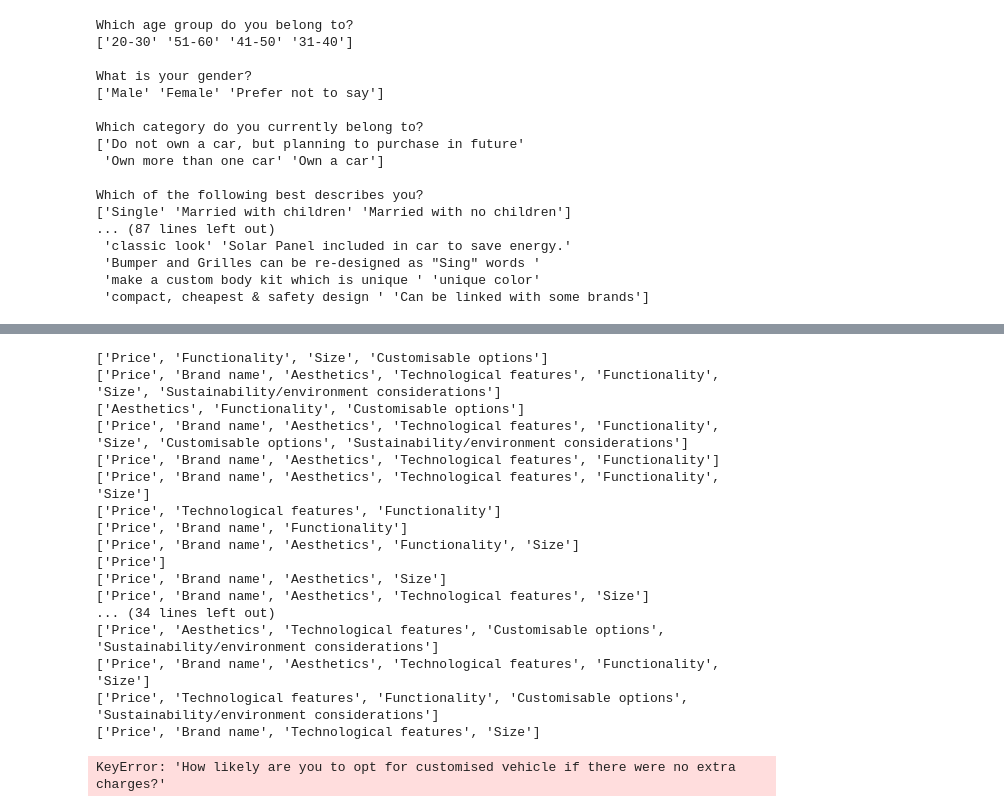
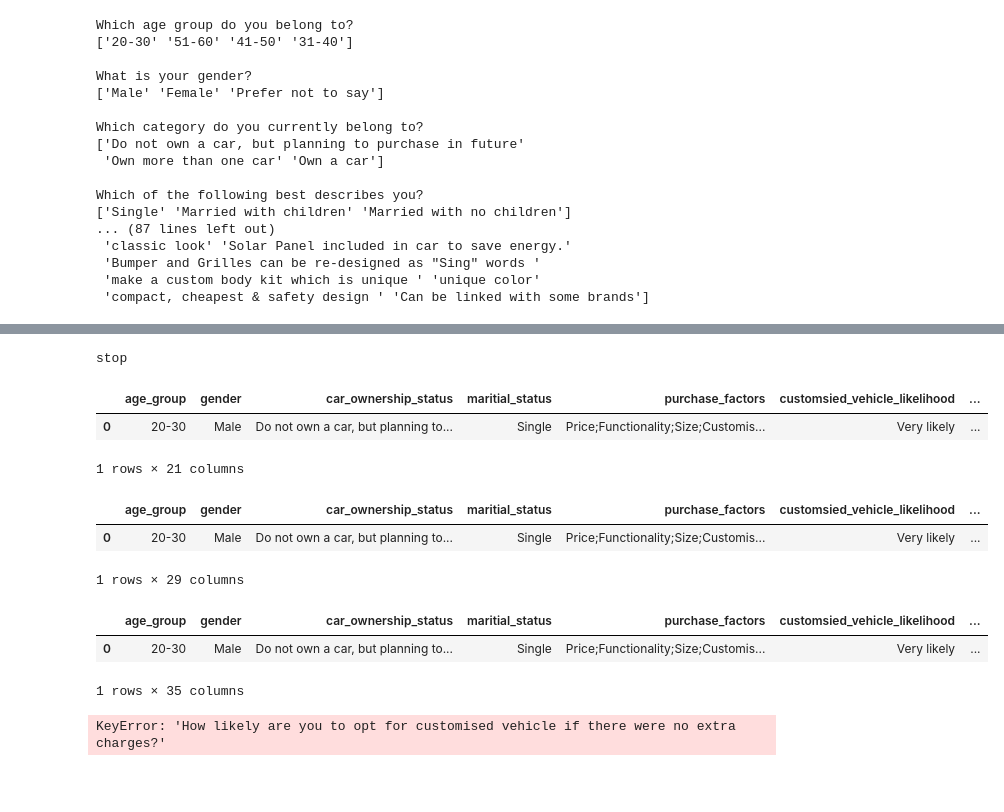
Before and after one commit to bentjh01/MA4829_Machine_Intelligence, a Jupyter notebook: data_exploration.ipynb, the cells around one changed output, grey strips where cells are left out. Saved outputs shown, nothing was run; the diff lists cells and outputs as text; code cells hidden in the pictures; blank space fills up the shorter version.

Commit message:
data cleaning

```diff
--- a/data_exploration.ipynb
+++ b/data_exploration.ipynb
@@ -75,32 +67,3 @@ data_mod_df.head()
 | 2 | 20-30 | Male | Do not own a car, but planning to... | Single | Aesthetics;Functionality;Customis... | Very likely | ... |
 | 3 | 20-30 | Female | Do not own a car, but planning to... | Single | Price;Brand name;Aesthetics;Techn... | Very likely | ... |
 | 4 | 20-30 | Male | Do not own a car, but planning to... | Single | Price;Brand name;Aesthetics;Techn... | Very likely | ... |
-# %%
-data_mod_df["purchase_factors"].fillna("None", inplace=True)
-for factors in data_mod_df["purchase_factors"]:
-  _ = factors.split(";")
-  data_mod_df.
-  for factor in _:
-    data_mod_df[factor.strip()] = data_mod_df["purchase_factors"].str.contains(factor.strip())
-  print(_)
-  # for factor in factors.split(";"):
-  #   print(factor.strip())
-  #   data_mod_df[factor.strip()] = data_mod_df["purchase_factors"].str.contains(factor.strip())
-# %% [output]
-['Price', 'Functionality', 'Size', 'Customisable options']
-['Price', 'Brand name', 'Aesthetics', 'Technological features', 'Functionality', 'Size', 'Sustainability/environment considerations']
-['Aesthetics', 'Functionality', 'Customisable options']
-['Price', 'Brand name', 'Aesthetics', 'Technological features', 'Functionality', 'Size', 'Customisable options', 'Sustainability/environment considerations']
-['Price', 'Brand name', 'Aesthetics', 'Technological features', 'Functionality']
-['Price', 'Brand name', 'Aesthetics', 'Technological features', 'Functionality', 'Size']
-['Price', 'Technological features', 'Functionality']
-['Price', 'Brand name', 'Functionality']
-['Price', 'Brand name', 'Aesthetics', 'Functionality', 'Size']
-['Price']
-['Price', 'Brand name', 'Aesthetics', 'Size']
-['Price', 'Brand name', 'Aesthetics', 'Technological features', 'Size']
-... (34 lines left out)
-['Price', 'Aesthetics', 'Technological features', 'Customisable options', 'Sustainability/environment considerations']
-['Price', 'Brand name', 'Aesthetics', 'Technological features', 'Functionality', 'Size']
-['Price', 'Technological features', 'Functionality', 'Customisable options', 'Sustainability/environment considerations']
-['Price', 'Brand name', 'Technological features', 'Size']
@@ -107,3 +74,45 @@ for factors in data_mod_df["purchase_factors"]:
+# %%
+print('stop')
+# %% [output]
+stop
+# %%
+def find_unique_values(df, column_name, delmiter):
+    unique_values = []
+    for values in df[column_name].unique():
+        if values is np.nan:
+            continue
+        _ = values.split(delmiter)
+        for value in _:
+            if value not in unique_values:
+                unique_values.append(value)
+    return unique_values
+# %%
+purchase_factors_unique = find_unique_values(data_mod_df, "purchase_factors", ";")
+for factor in purchase_factors_unique:
+  data_mod_df[factor] = data_mod_df["purchase_factors"].str.contains(factor)
+data_mod_df.head(1)
+# %% [output]
+|  | age_group | gender | car_ownership_status | maritial_status | purchase_factors | customsied_vehicle_likelihood | ... |
+| 0 | 20-30 | Male | Do not own a car, but planning to... | Single | Price;Functionality;Size;Customis... | Very likely | ... |
+1 rows × 21 columns
+# %%
+exterior_components_unique = find_unique_values(data_mod_df, "exterior_components_customisation", ";")
+for components in exterior_components_unique:
+  data_mod_df[components] = data_mod_df["exterior_components_customisation"].str.contains(components)
+data_mod_df.head(1)
+# %% [output]
+|  | age_group | gender | car_ownership_status | maritial_status | purchase_factors | customsied_vehicle_likelihood | ... |
+| 0 | 20-30 | Male | Do not own a car, but planning to... | Single | Price;Functionality;Size;Customis... | Very likely | ... |
+1 rows × 29 columns
+# %%
+interior_components_unique = find_unique_values(data_mod_df, "interior_components_customisation", ";")
+for components in interior_components_unique:
+  data_mod_df[components] = data_mod_df["interior_components_customisation"].str.contains(components)
+data_mod_df.head(1)
+# %% [output]
+|  | age_group | gender | car_ownership_status | maritial_status | purchase_factors | customsied_vehicle_likelihood | ... |
+| 0 | 20-30 | Male | Do not own a car, but planning to... | Single | Price;Functionality;Size;Customis... | Very likely | ... |
+1 rows × 35 columns
 # %%
 from fuzzywuzzy import fuzz
 
```
Also changed, not shown: parts of 2 cells of this notebook.
